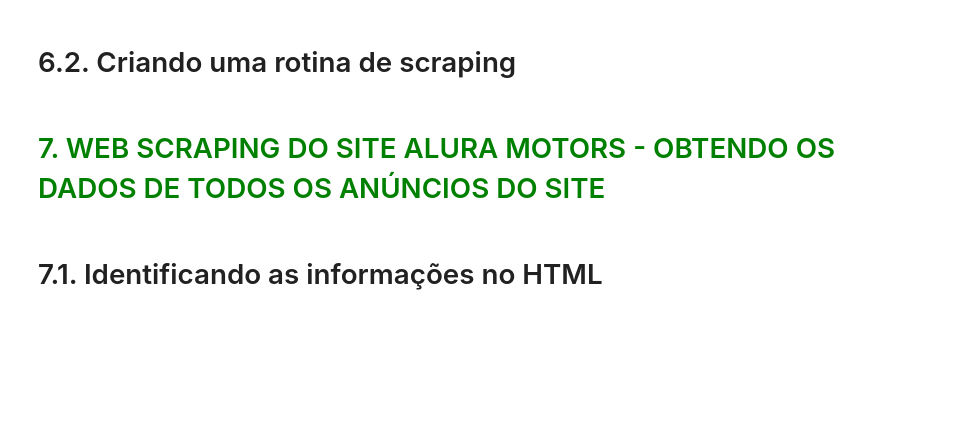
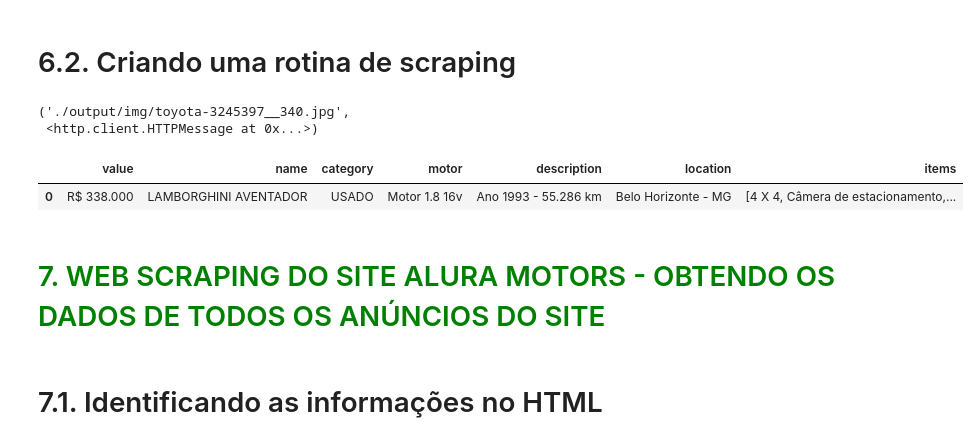
Before and after one commit to Wendel-V/python-data, a Jupyter notebook: Scraping - Coleta de Dados/Web Scraping.ipynb, the cells around one changed output. Cells and saved outputs as stored; diff of their text form; code cells hidden in the pictures; blank space fills up the shorter version.

```diff
--- a/Scraping - Coleta de Dados/Web Scraping.ipynb
+++ b/Scraping - Coleta de Dados/Web Scraping.ipynb
@@ -464,5 +998,81 @@ soup.img.get('src')
 # %% [markdown]
 # 6.2. Criando uma rotina de scraping
+# %%
+# Valor
+card['value'] = anuncio.find('p', {'class': 'txt-value'}).getText()
+
+# Informações
+infos = anuncio.find('div', {'class': 'body-card'}).findAll('p')
+for info in infos:
+    card[info.get('class')[0].split('-')[-1]] = info.get_text()
+
+# Acessórios
+items = anuncio.find('div', {'class': 'body-card'}).ul.findAll('li')
+items.pop()
+acessorios = []
+for item in items:
+    acessorios.append(item.get_text().replace('► ', ''))
+card['items'] = acessorios
+
+# Imagens
+image = anuncio.find('div', {'class': 'image-card'}).img
+urlretrieve(image.get('src'), './output/img/' + image.get('src').split('/')[-1])
+# %% [output]
+('./output/img/toyota-3245397__340.jpg',
+ <http.client.HTTPMessage at 0x...>)
+# %%
+# Importando bibliotecas
+from urllib.request import urlopen, urlretrieve
+from bs4 import BeautifulSoup
+import pandas as pd
+
+# Declarando variável cards
+cards = []
+
+# Obtendo o HTML
+response = urlopen('https://alura-site-scraping.herokuapp.com/index.php')
+html = response.read().decode('utf-8')
+soup = BeautifulSoup(html, 'html.parser')
+
+# Obtendo as TAGs de interesse
+anuncios = soup.find('div', {'id' : 'container-cards'}).findAll('div', class_= 'well card')
+
+# Coletando as informações dos cards
+for anuncio in anuncios:
+    card = {}
+
+    # Valor
+    card['value'] = anuncio.find('p', {'class': 'txt-value'}).getText()
+
+    # Informações
+    infos = anuncio.find('div', {'class': 'body-card'}).findAll('p')
+    for info in infos:
+        card[info.get('class')[0].split('-')[-1]] = info.get_text()
+
+    # Acessórios
+    items = anuncio.find('div', {'class': 'body-card'}).ul.findAll('li')
+    items.pop()
+    acessorios = []
+    for item in items:
+        acessorios.append(item.get_text().replace('► ', ''))
+    card['items'] = acessorios
+
+    # Adicionando resultado à lista cards
+    cards.append(card)
+
+    # Imagens
+    image = anuncio.find('div', {'class': 'image-card'}).img
+    urlretrieve(image.get('src'), './output/img/' + image.get('src').split('/')[-1])
+
+# Adicionando resultado à lista cards
+
+# Criando um DataFrame com os resultados
+
+dataset.to_csv('./output/data/dataset.csv', sep=';', index = False, encoding = 'utf-8-sig')
+dataset
+# %% [output]
+|  | value | name | category | motor | description | location | items |
+| 0 | R$ 338.000 | LAMBORGHINI AVENTADOR | USADO | Motor 1.8 16v | Ano 1993 - 55.286 km | Belo Horizonte - MG | [4 X 4, Câmera de estacionamento,... |
 # %% [markdown]
 # <font color=green>7. WEB SCRAPING DO SITE ALURA MOTORS - OBTENDO OS DADOS DE TODOS OS ANÚNCIOS DO SITE
 # %% [markdown]
```
Also changed, not shown: parts of 81 cells of this notebook, 1 other file.
